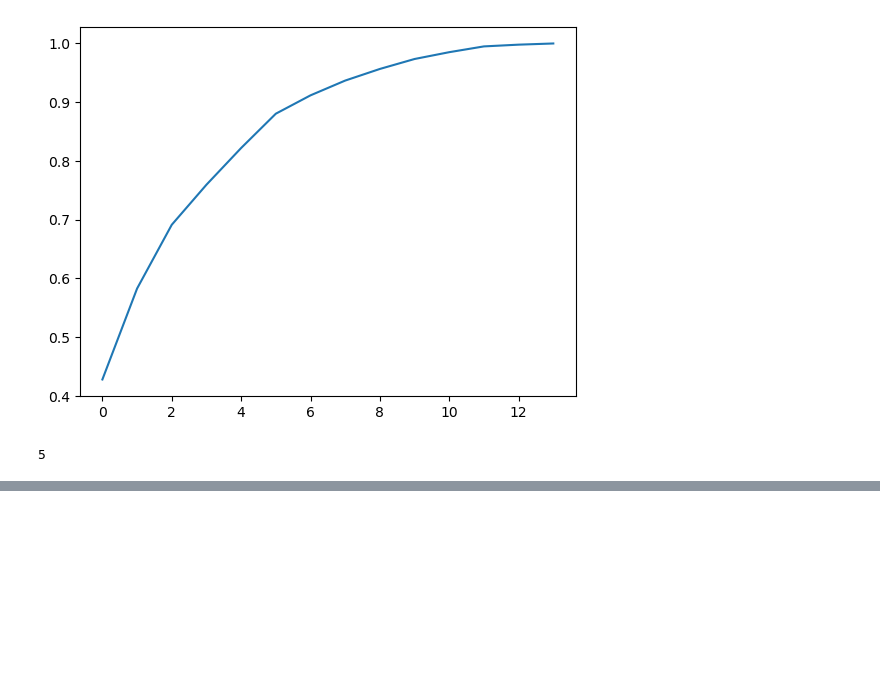
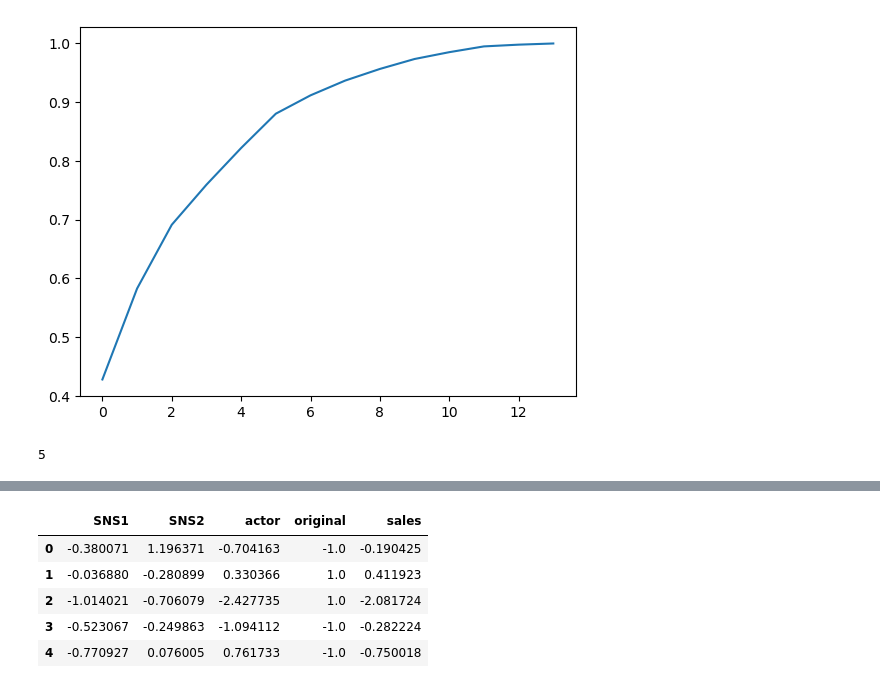
Before and after one commit to Udon-datascience/Python_machine_learning_study_log, a Jupyter notebook: study_based_on_textbook/codes（learning_analysis）/learning_analysis_20.ipynb, the cells around one changed output, grey strips where cells are left out. Drawn from its saved outputs; the diff is of its cells as text; code cells hidden in the pictures; blank space fills up the shorter version.

```diff
--- a/study_based_on_textbook/codes（learning_analysis）/learning_analysis_20.ipynb
+++ b/study_based_on_textbook/codes（learning_analysis）/learning_analysis_20.ipynb
@@ -178,0 +179,16 @@ df.head(3)
+# %%
+#不要な列の削除
+df=df.drop(['cinema_id'],axis=1)
+df=df.fillna(df.mean(numeric_only=True))
+
+#標準化
+from sklearn.preprocessing import StandardScaler
+df=df.astype('float')
+sc=StandardScaler()
+sc_df=sc.fit_transform(df)
+
+#主成分分析の実施
+from sklearn.decomposition import PCA
+model=PCA(whiten=True)
+tmp=model.fit_transform(sc_df)  #学習と新機軸へのデータのあてはめを一括で行う
+tmp.shape
@@ -178,0 +211,4 @@ df.head(3)
+# %%
+model=PCA(n_components=3,whiten=True)  #第3主成分までを用いた主成分分析のモデル
+model.fit(sc_df)
+new=model.transform(sc_df)
@@ -178,0 +226,11 @@ df.head(3)
+# %%
+sc_df=pd.DataFrame(sc_df,columns=df.columns)
+# %%
+sc_df.head(5)
+# %% [output]
+|  | SNS1 | SNS2 | actor | original | sales |
+| 0 | -0.380071 | 1.196371 | -0.704163 | -1.0 | -0.190425 |
+| 1 | -0.036880 | -0.280899 | 0.330366 | 1.0 | 0.411923 |
+| 2 | -1.014021 | -0.706079 | -2.427735 | 1.0 | -2.081724 |
+| 3 | -0.523067 | -0.249863 | -1.094112 | -1.0 | -0.282224 |
+| 4 | -0.770927 | 0.076005 | 0.761733 | -1.0 | -0.750018 |
```
Also changed, not shown: parts of 6 cells of this notebook.
